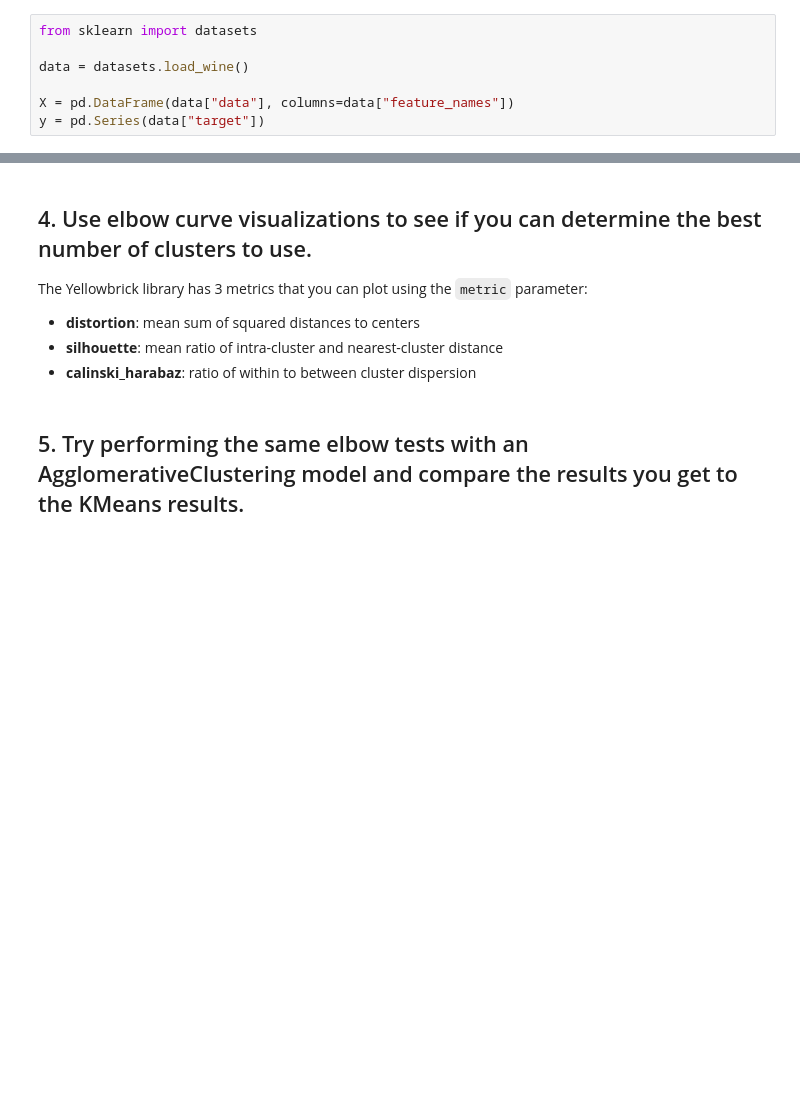
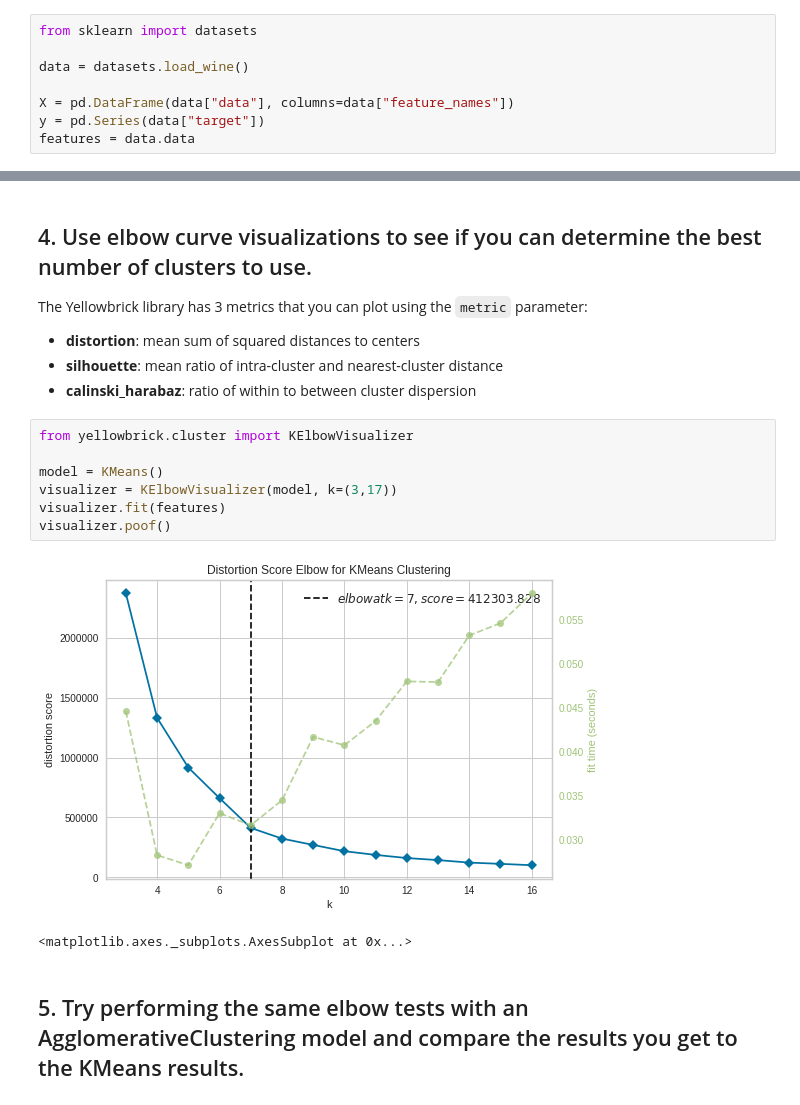
Before and after one commit to ta-data-lis/lab-learning-evaluation, a Jupyter notebook: your-code/main.ipynb, the cells around one changed output, grey strips where cells are left out. Saved outputs shown, nothing was run; the diff lists cells and outputs as text; blank space fills up the shorter version.

```diff
--- a/your-code/main.ipynb
+++ b/your-code/main.ipynb
@@ -13,5 +13,6 @@ data = datasets.load_wine()
 
 X = pd.DataFrame(data["data"], columns=data["feature_names"])
 y = pd.Series(data["target"])
+features = data.data
 # %% [markdown]
 ## 1. Train a KMeans clustering model on the data set using 8 clusters and compute the silhouette score for the model.
@@ -27,5 +78,15 @@ The Yellowbrick library has 3 metrics that you can plot using the `metric` param
 - **distortion**: mean sum of squared distances to centers
 - **silhouette**: mean ratio of intra-cluster and nearest-cluster distance
 - **calinski_harabaz**: ratio of within to between cluster dispersion
+# %%
+from yellowbrick.cluster import KElbowVisualizer
+
+model = KMeans()
+visualizer = KElbowVisualizer(model, k=(3,17))
+visualizer.fit(features)
+visualizer.poof()
+# %% [output]
+[figure, added]
+<matplotlib.axes._subplots.AxesSubplot at 0x...>
 # %% [markdown]
 ## 5. Try performing the same elbow tests with an AgglomerativeClustering model and compare the results you get to the KMeans results.
```
Also changed, not shown: parts of 8 cells of this notebook.
